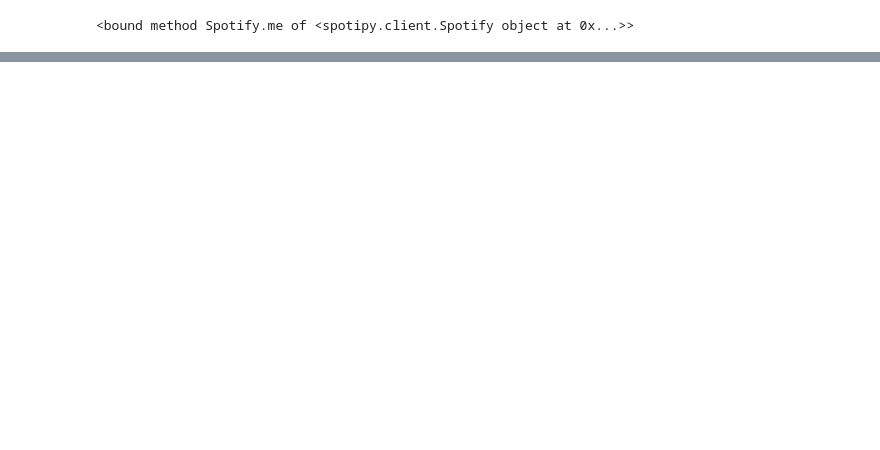
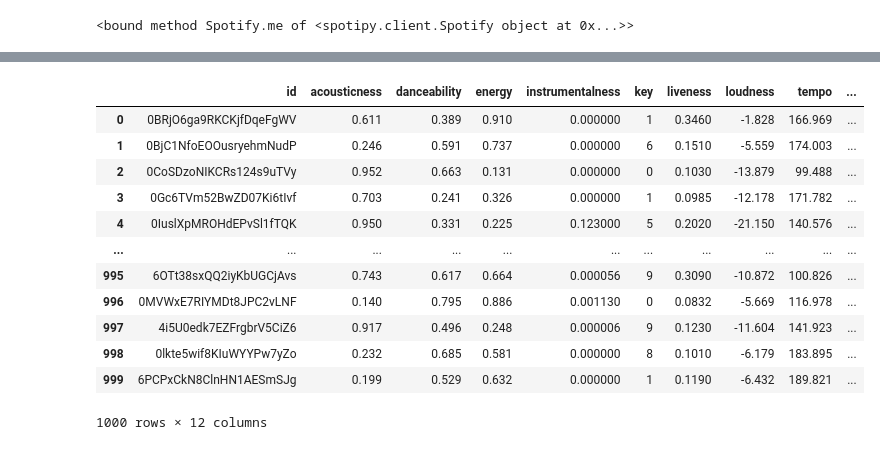
Before and after one commit to yash-td/Dataset_Creation, a Jupyter notebook: Spotify_API_Features.ipynb, the cells around one changed output, grey strips where cells are left out. Saved outputs shown, nothing was run; the diff lists cells and outputs as text; code cells hidden in the pictures; blank space fills up the shorter version.

```diff
--- a/Spotify_API_Features.ipynb
+++ b/Spotify_API_Features.ipynb
@@ -67,0 +109,30 @@ search = f'artist:{artist_name} track:{song_title}'
+# %%
+def get_audio_features(track_id, chunk_size):
+    audio_features_list = []
+
+    for i in range(0, len(track_id), chunk_size):
+            track_id_list = track_id[i:i+chunk_size]
+            results = sp.audio_features(track_id_list)
+            audio_features_list.extend(results)
+
+    return audio_features_list
+# %%
+x = get_audio_features(track_ids_1000, 100)
+x
+# %%
+df = pd.DataFrame(x, columns = ['id', 'acousticness', 'danceability', 'energy', 'instrumentalness', 'key', 'liveness', 'loudness', 'tempo', 'mode', 'speechiness', 'valence'])
+df
+# %% [output]
+|  | id | acousticness | danceability | energy | instrumentalness | key | liveness | loudness | tempo | ... |
+| 0 | 0BRjO6ga9RKCKjfDqeFgWV | 0.611 | 0.389 | 0.910 | 0.000000 | 1 | 0.3460 | -1.828 | 166.969 | ... |
+| 1 | 0BjC1NfoEOOusryehmNudP | 0.246 | 0.591 | 0.737 | 0.000000 | 6 | 0.1510 | -5.559 | 174.003 | ... |
+| 2 | 0CoSDzoNIKCRs124s9uTVy | 0.952 | 0.663 | 0.131 | 0.000000 | 0 | 0.1030 | -13.879 | 99.488 | ... |
+| 3 | 0Gc6TVm52BwZD07Ki6tIvf | 0.703 | 0.241 | 0.326 | 0.000000 | 1 | 0.0985 | -12.178 | 171.782 | ... |
+| 4 | 0IuslXpMROHdEPvSl1fTQK | 0.950 | 0.331 | 0.225 | 0.123000 | 5 | 0.2020 | -21.150 | 140.576 | ... |
+| ... | ... | ... | ... | ... | ... | ... | ... | ... | ... | ... |
+| 995 | 6OTt38sxQQ2iyKbUGCjAvs | 0.743 | 0.617 | 0.664 | 0.000056 | 9 | 0.3090 | -10.872 | 100.826 | ... |
+| 996 | 0MVWxE7RIYMDt8JPC2vLNF | 0.140 | 0.795 | 0.886 | 0.001130 | 0 | 0.0832 | -5.669 | 116.978 | ... |
+| 997 | 4i5U0edk7EZFrgbrV5CiZ6 | 0.917 | 0.496 | 0.248 | 0.000006 | 9 | 0.1230 | -11.604 | 141.923 | ... |
+| 998 | 0lkte5wif8KIuWYYPw7yZo | 0.232 | 0.685 | 0.581 | 0.000000 | 8 | 0.1010 | -6.179 | 183.895 | ... |
+| 999 | 6PCPxCkN8ClnHN1AESmSJg | 0.199 | 0.529 | 0.632 | 0.000000 | 1 | 0.1190 | -6.432 | 189.821 | ... |
+1000 rows × 12 columns
```
Also changed, not shown: parts of 15 cells of this notebook.
